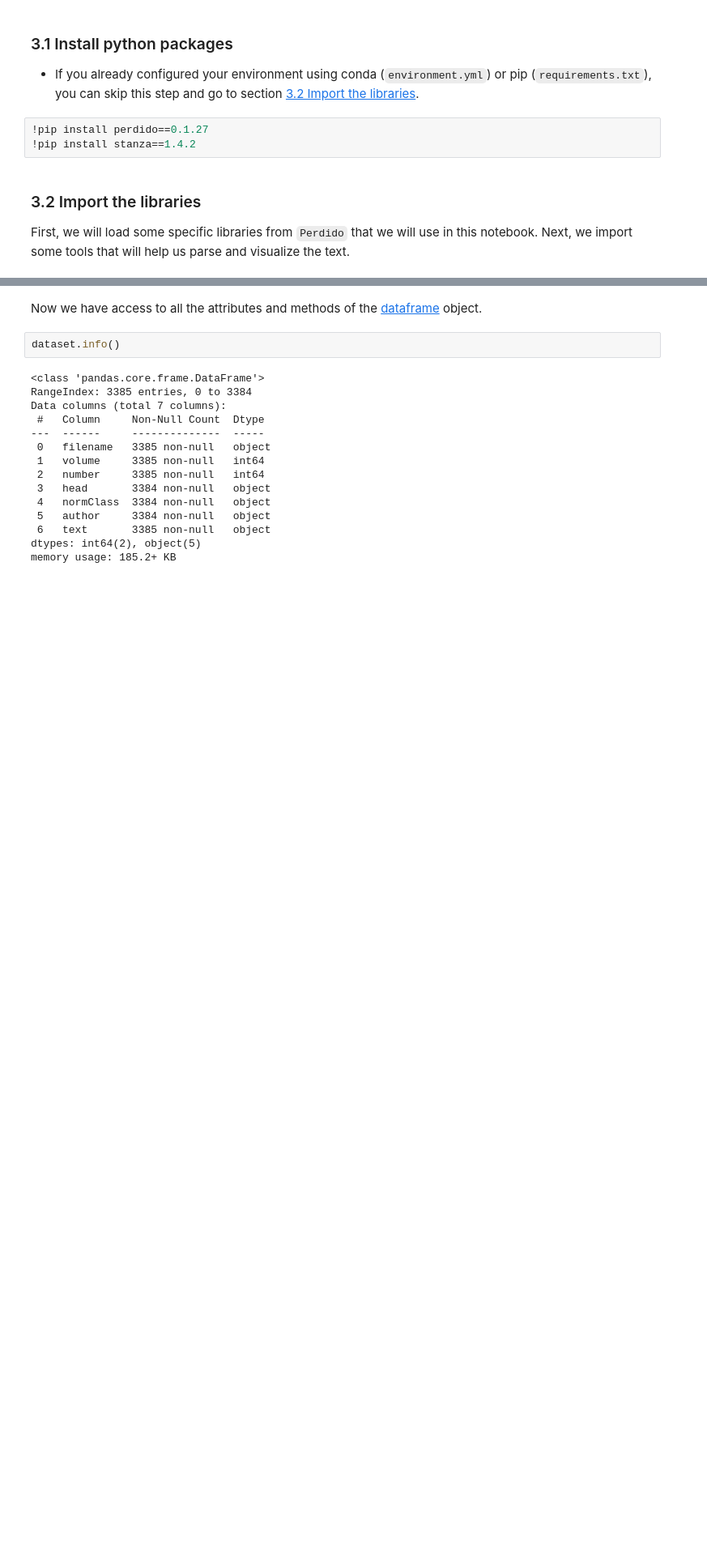
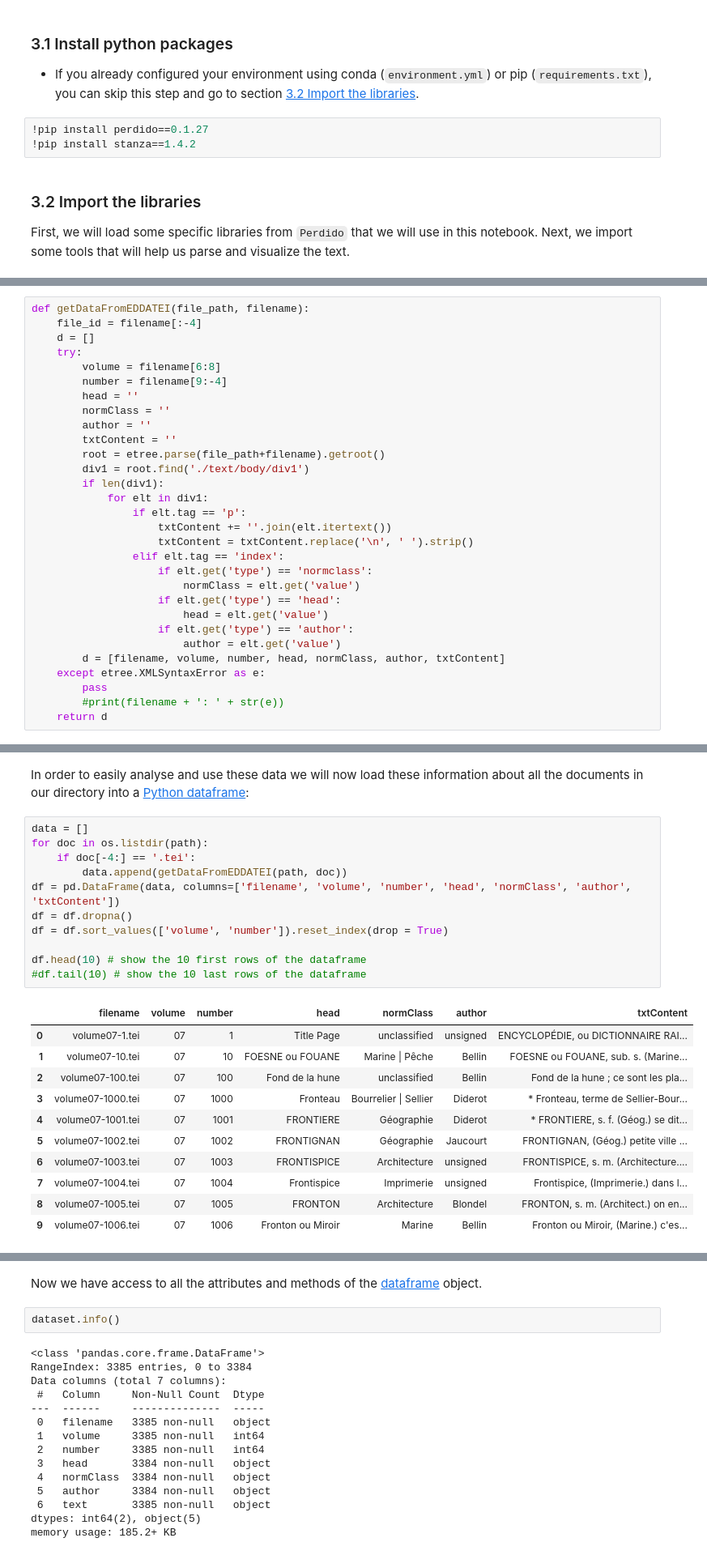
Before and after one commit to GEODE-project/perdido-geoparsing-notebook, a Jupyter notebook: Tutorial-geoparsing.ipynb, the cells around one changed output, grey strips where cells are left out. Shown at 81% size. Saved outputs shown, nothing was run; the diff lists cells and outputs as text; blank space fills up the shorter version.

```diff
--- a/Tutorial-geoparsing.ipynb
+++ b/Tutorial-geoparsing.ipynb
@@ -81,0 +119,30 @@ from spacy import displacy
+# %%
+def getDataFromEDDATEI(file_path, filename):
+    file_id = filename[:-4]
+    d = []
+    try:
+        volume = filename[6:8]
+        number = filename[9:-4]
+        head = ''
+        normClass = ''
+        author = ''
+        txtContent = ''
+        root = etree.parse(file_path+filename).getroot()
+        div1 = root.find('./text/body/div1')
+        if len(div1):
+            for elt in div1:
+                if elt.tag == 'p':
+                    txtContent += ''.join(elt.itertext())
+                    txtContent = txtContent.replace('\n', ' ').strip()
+                elif elt.tag == 'index':
+                    if elt.get('type') == 'normclass':
+                        normClass = elt.get('value')
+                    if elt.get('type') == 'head':
+                        head = elt.get('value')
+                    if elt.get('type') == 'author':
+                        author = elt.get('value')
+        d = [filename, volume, number, head, normClass, author, txtContent]
+    except etree.XMLSyntaxError as e:
+        pass
+        #print(filename + ': ' + str(e))
+    return d
@@ -81,0 +161,25 @@ from spacy import displacy
+# %% [markdown]
+In order to easily analyse and use these data we will now load these information about all the documents in our directory into a [Python dataframe](https://pandas.pydata.org/pandas-docs/stable/reference/api/pandas.DataFrame.html):
+# %%
+data = []
+for doc in os.listdir(path):
+    if doc[-4:] == '.tei':
+        data.append(getDataFromEDDATEI(path, doc))
+df = pd.DataFrame(data, columns=['filename', 'volume', 'number', 'head', 'normClass', 'author', 'txtContent'])
+df = df.dropna()
+df = df.sort_values(['volume', 'number']).reset_index(drop = True)
+
+df.head(10) # show the 10 first rows of the dataframe
+#df.tail(10) # show the 10 last rows of the dataframe
+# %% [output]
+|  | filename | volume | number | head | normClass | author | txtContent |
+| 0 | volume07-1.tei | 07 | 1 | Title Page | unclassified | unsigned | ENCYCLOPÉDIE, ou DICTIONNAIRE RAI... |
+| 1 | volume07-10.tei | 07 | 10 | FOESNE ou FOUANE | Marine | Pêche | Bellin | FOESNE ou FOUANE, sub. s. (Marine... |
+| 2 | volume07-100.tei | 07 | 100 | Fond de la hune | unclassified | Bellin | Fond de la hune ; ce sont les pla... |
+| 3 | volume07-1000.tei | 07 | 1000 | Fronteau | Bourrelier | Sellier | Diderot | * Fronteau, terme de Sellier-Bour... |
+| 4 | volume07-1001.tei | 07 | 1001 | FRONTIERE | Géographie | Diderot | * FRONTIERE, s. f. (Géog.) se dit... |
+| 5 | volume07-1002.tei | 07 | 1002 | FRONTIGNAN | Géographie | Jaucourt | FRONTIGNAN, (Géog.) petite ville ... |
+| 6 | volume07-1003.tei | 07 | 1003 | FRONTISPICE | Architecture | unsigned | FRONTISPICE, s. m. (Architecture.... |
+| 7 | volume07-1004.tei | 07 | 1004 | Frontispice | Imprimerie | unsigned | Frontispice, (Imprimerie.) dans l... |
+| 8 | volume07-1005.tei | 07 | 1005 | FRONTON | Architecture | Blondel | FRONTON, s. m. (Architect.) on en... |
+| 9 | volume07-1006.tei | 07 | 1006 | Fronton ou Miroir | Marine | Bellin | Fronton ou Miroir, (Marine.) c'es... |
```
Also changed, not shown: parts of 27 cells of this notebook.
